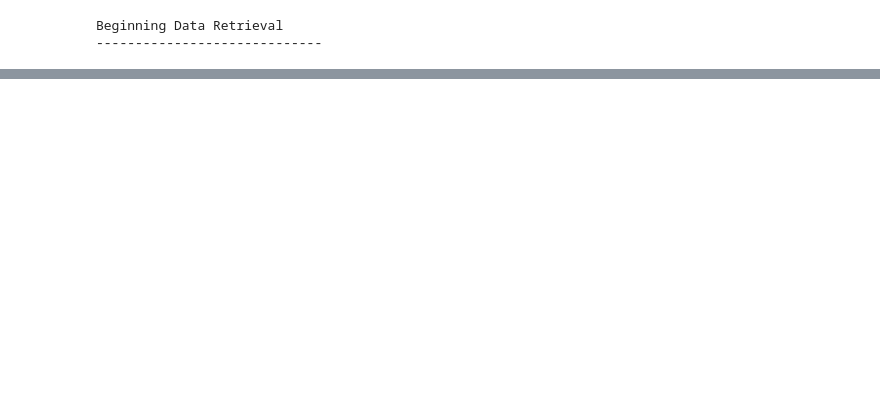
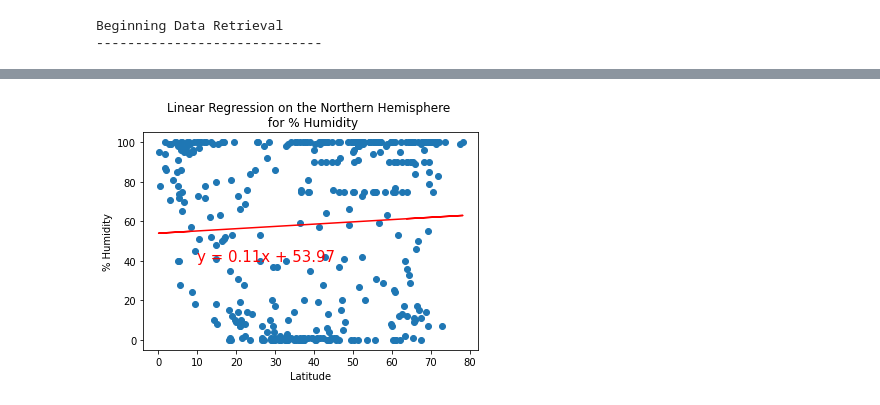
Before and after one commit to michaelxie1/World_Weather_Analysis, a Jupyter notebook: WeatherPy.ipynb, the cells around one changed output, grey strips where cells are left out. Saved outputs shown, nothing was run; the diff lists cells and outputs as text; code cells hidden in the pictures; blank space fills up the shorter version.

```diff
--- a/WeatherPy.ipynb
+++ b/WeatherPy.ipynb
@@ -262,0 +324,9 @@ def plot_linear_regression(x_values, y_values, title, y_label, text_coordinates)
+# %%
+# Linear regression on the Southern Hemisphere
+x_values = northern_hemi_df["Lat"]
+y_values = northern_hemi_df["Cloudiness"]
+# Call the function.
+plot_linear_regression(x_values, y_values,
+                       'Linear Regression on the Northern Hemisphere \n for % Humidity', '% Humidity',(10,40))
+# %% [output]
+[figure, added]
```
Also changed, not shown: parts of 17 cells of this notebook, 5 other files.
